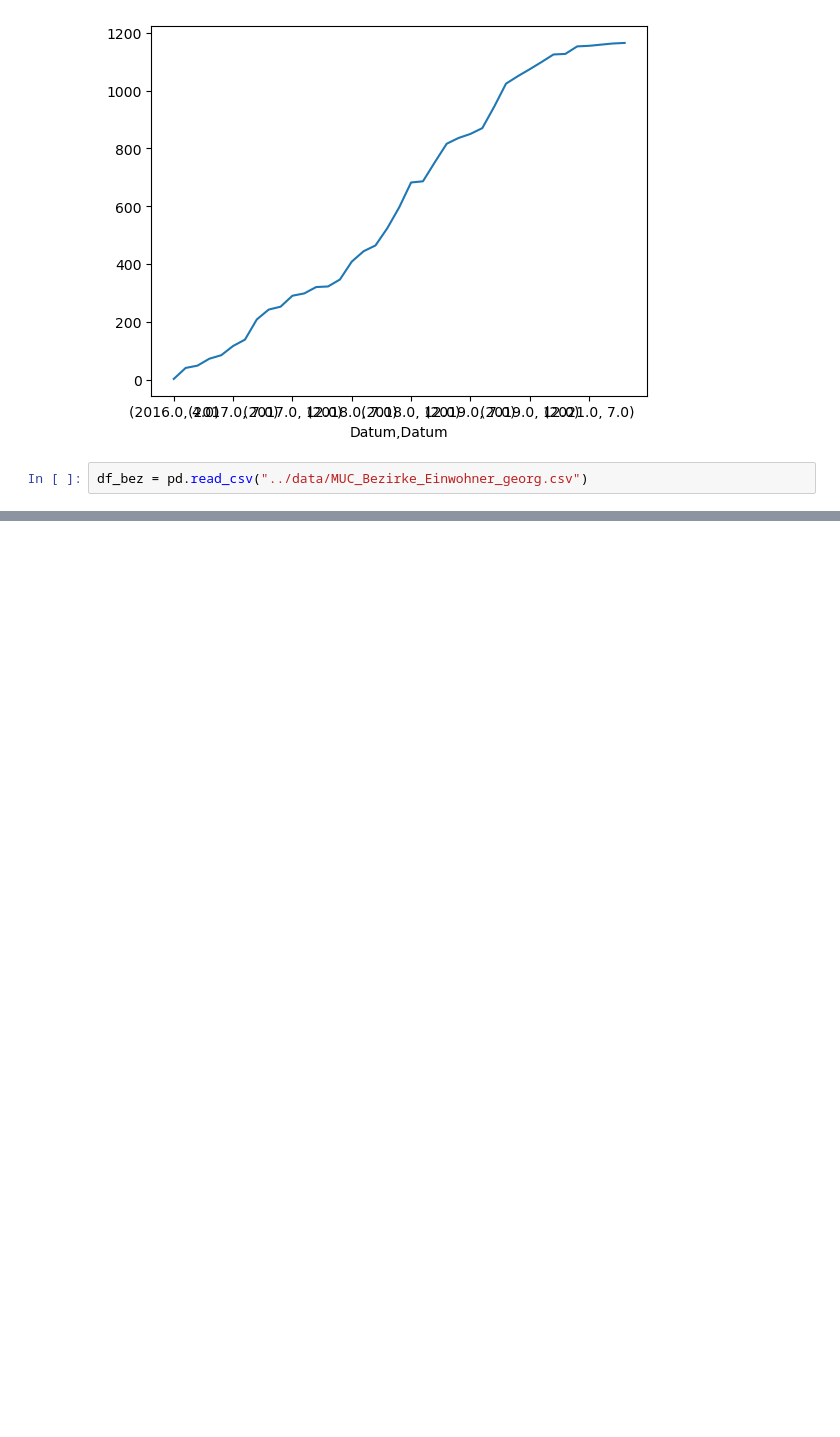
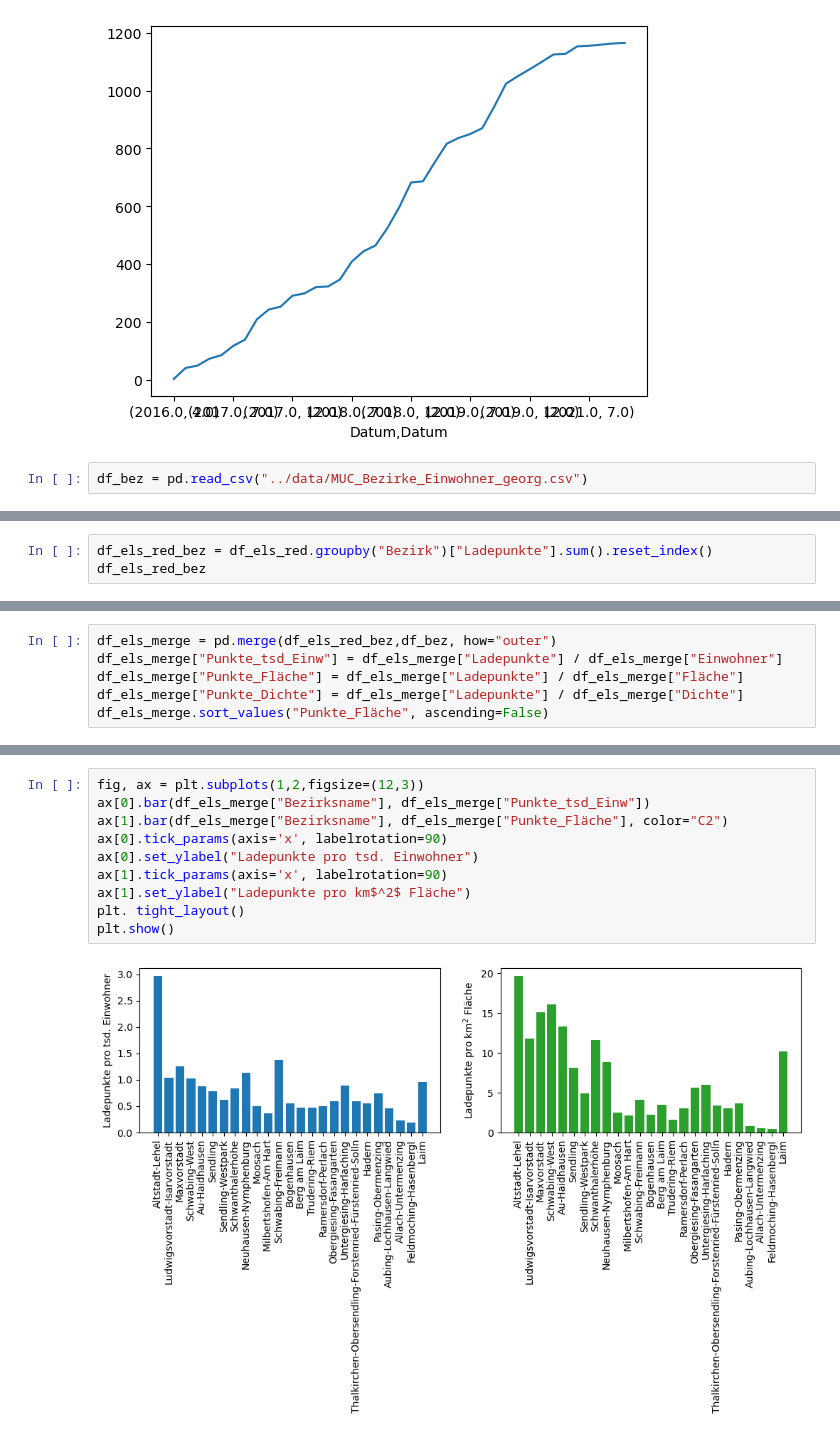
Before and after one commit to Kuroneko369/Muc_electro_vehicles, a Jupyter notebook: notebooks/ladestationen_georg.ipynb, the cells around one changed output, grey strips where cells are left out. Cells and saved outputs as stored; diff of their text form; blank space fills up the shorter version.

```diff
--- a/notebooks/ladestationen_georg.ipynb
+++ b/notebooks/ladestationen_georg.ipynb
@@ -182,0 +200,3 @@ df_bez.head(26)
+# %%
+df_els_red_bez = df_els_red.groupby("Bezirk")["Ladepunkte"].sum().reset_index()
+df_els_red_bez
@@ -182,0 +221,6 @@ df_bez.head(26)
+# %%
+df_els_merge = pd.merge(df_els_red_bez,df_bez, how="outer")
+df_els_merge["Punkte_tsd_Einw"] = df_els_merge["Ladepunkte"] / df_els_merge["Einwohner"]
+df_els_merge["Punkte_Fläche"] = df_els_merge["Ladepunkte"] / df_els_merge["Fläche"]
+df_els_merge["Punkte_Dichte"] = df_els_merge["Ladepunkte"] / df_els_merge["Dichte"]
+df_els_merge.sort_values("Punkte_Fläche", ascending=False)
@@ -182,0 +264,12 @@ df_bez.head(26)
+# %%
+fig, ax = plt.subplots(1,2,figsize=(12,3))
+ax[0].bar(df_els_merge["Bezirksname"], df_els_merge["Punkte_tsd_Einw"])
+ax[1].bar(df_els_merge["Bezirksname"], df_els_merge["Punkte_Fläche"], color="C2")
+ax[0].tick_params(axis='x', labelrotation=90)
+ax[0].set_ylabel("Ladepunkte pro tsd. Einwohner")
+ax[1].tick_params(axis='x', labelrotation=90)
+ax[1].set_ylabel("Ladepunkte pro km$^2$ Fläche")
+plt. tight_layout()
+plt.show()
+# %% [output]
+[figure, added]
```
Also changed, not shown: parts of 19 cells of this notebook, 2 other files.
